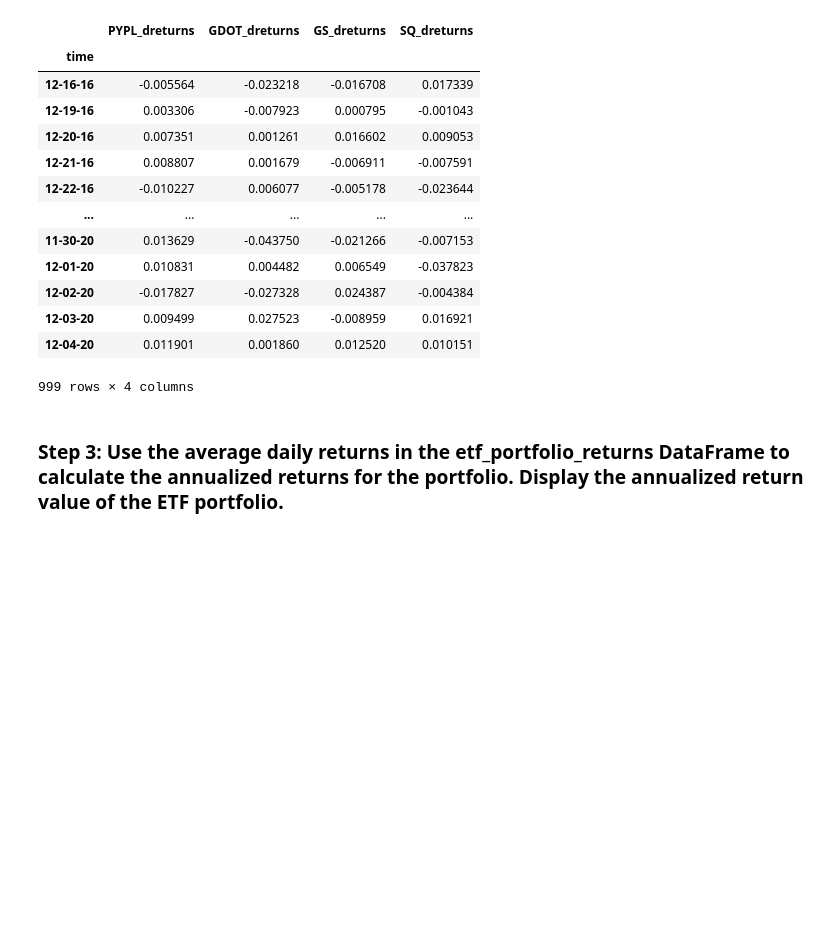
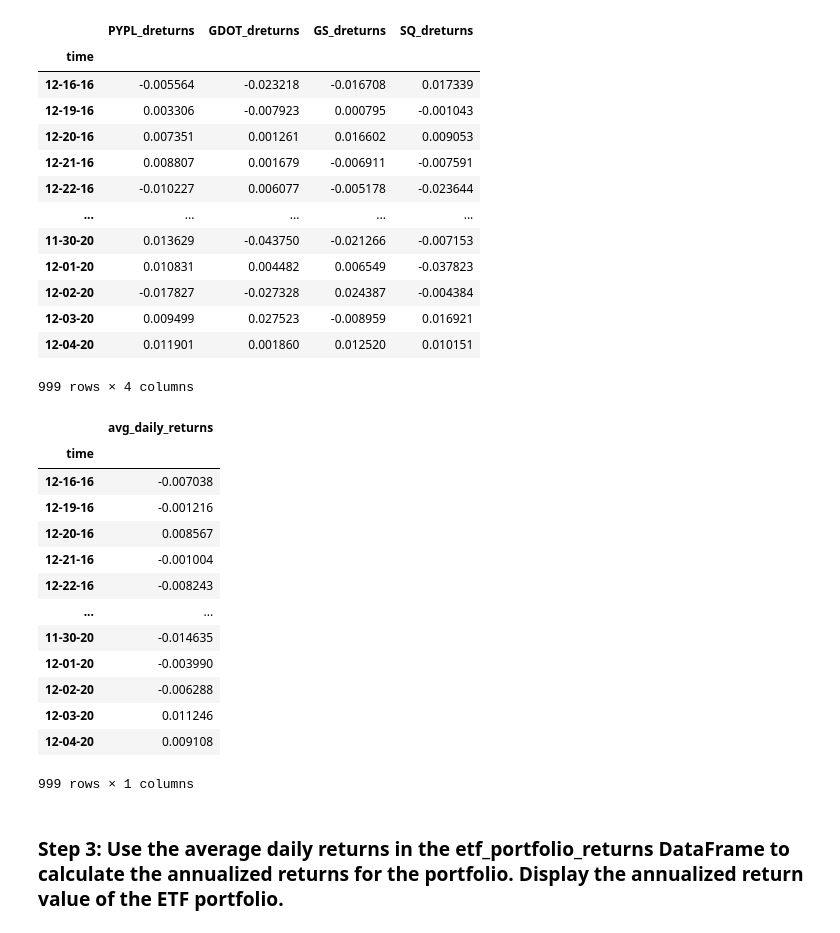
Before and after one commit to msashokkumar/07_etf_passive_investing, a Jupyter notebook: etf_analyzer.ipynb, the cells around one changed output. Saved outputs shown, nothing was run; the diff lists cells and outputs as text; code cells hidden in the pictures; blank space fills up the shorter version.

Commit message:
[FTR] Calculate etf_portfolio complete

```diff
--- a/etf_analyzer.ipynb
+++ b/etf_analyzer.ipynb
@@ -402,11 +402,25 @@ etf_portfolio
 999 rows × 4 columns
 # %%
 # Create a DataFrame that displays the mean value of the “daily_returns” columns for all four assets.
-etf_portfolio_returns['GDOT'] =
-etf_portfolio_returns = # YOUR CODE HERE
+etf_portfolio_returns = pd.DataFrame(etf_portfolio.mean(axis=1), columns=['avg_daily_returns'])
 
 # Review the resulting DataFrame
-# YOUR CODE HERE
+etf_portfolio_returns
+# %% [output]
+|  | avg_daily_returns |
+| time |  |
+| 12-16-16 | -0.007038 |
+| 12-19-16 | -0.001216 |
+| 12-20-16 | 0.008567 |
+| 12-21-16 | -0.001004 |
+| 12-22-16 | -0.008243 |
+| ... | ... |
+| 11-30-20 | -0.014635 |
+| 12-01-20 | -0.003990 |
+| 12-02-20 | -0.006288 |
+| 12-03-20 | 0.011246 |
+| 12-04-20 | 0.009108 |
+999 rows × 1 columns
 # %% [markdown]
 ### Step 3: Use the average daily returns in the etf_portfolio_returns DataFrame to calculate the annualized returns for the portfolio. Display the annualized return value of the ETF portfolio.
 # %%
```
Also changed, not shown: parts of 4 cells of this notebook.
